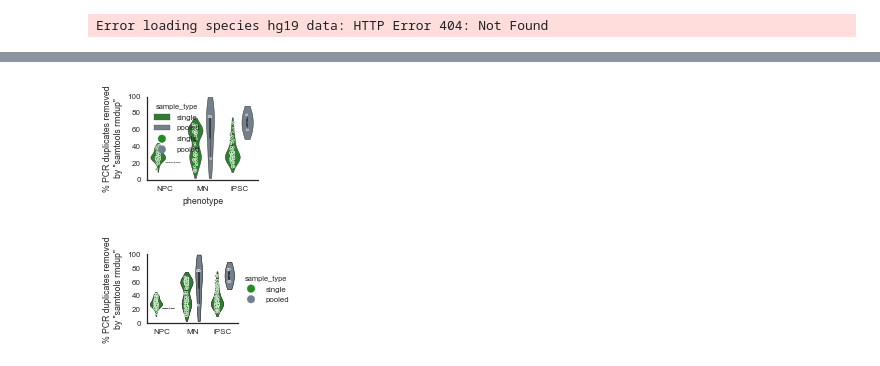
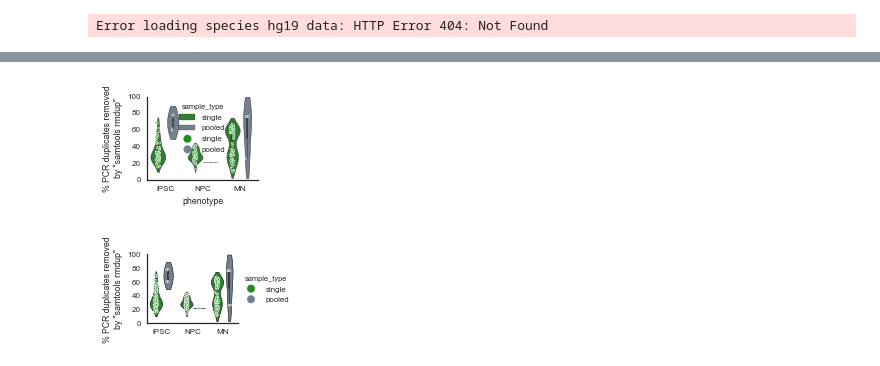
Before and after one commit to YeoLab/singlecell_pnm, a Jupyter notebook: 06_Figure_6/010_count_percent_reads_removed_by_samtools_rmdup.ipynb, the cells around one changed output, grey strips where cells are left out. Saved outputs shown, nothing was run; the diff lists cells and outputs as text; code cells hidden in the pictures.

Commit message:
fix phenotype order for rmdup figures

```diff
--- a/06_Figure_6/010_count_percent_reads_removed_by_samtools_rmdup.ipynb
+++ b/06_Figure_6/010_count_percent_reads_removed_by_samtools_rmdup.ipynb
@@ -241,21 +241,21 @@ reads_removed_metadata.head()
 # %%
 fig, ax = plt.subplots(figsize=(2, 1.5))
 
 data = reads_removed_metadata.query('percent > 0')
 
 palette = ['forestgreen', 'slategray']
 
 sns.violinplot(x='phenotype', y='percent', hue='sample_type', data=data,
-               cut=True, palette=palette, linewidth=0.5)
+               cut=True, palette=palette, linewidth=0.5, order=study.phenotype_order)
 sns.stripplot(x='phenotype', y='percent', hue='sample_type', data=data,
               split=True, jitter=True, linewidth=0.5, edgecolor='white',
-              palette=palette, size=2)
+              palette=palette, size=2, order=study.phenotype_order)
 ax.set(ylim=(0, 100), ylabel='% PCR duplicates removed\nby "samtools rmdup"')
 sns.despine()
 # fig.tight_layout()
 fig.savefig('{}/percent_reads_removed_violinplots_by_phenotype.pdf'.format(figure_folder))
 # %% [output]
-[figure, old version]
+[figure, new version]
 # %%
 
 data = reads_removed_metadata.query('percent > 0')
@@ -265,10 +265,10 @@ palette = ['forestgreen', 'slategray']
 g = sns.FacetGrid(data, hue='sample_type', palette=palette, size=1.5, aspect=1.25)
 
 g.map(sns.violinplot, x='phenotype', y='percent', hue='sample_type', data=data,
-               cut=True, palette=palette, linewidth=0.5)
+               cut=True, palette=palette, linewidth=0.5, order=study.phenotype_order)
 g.map(sns.stripplot, x='phenotype', y='percent', hue='sample_type', data=data,
               split=True, jitter=True, linewidth=0.5, edgecolor='white',
-              palette=palette, size=2)
+              palette=palette, size=2, order=study.phenotype_order)
 for ax in g.axes.flat:
     ax.set(ylim=(0, 100), ylabel='% PCR duplicates removed\nby "samtools rmdup"')
 g.add_legend()
@@ -276,4 +276,4 @@ g.add_legend()
 # fig.tight_layout()
 fig.savefig('{}/percent_reads_removed_violinplots_by_phenotype_facetgrid.pdf'.format(figure_folder))
 # %% [output]
-[figure, old version]
+[figure, new version]
```
Also changed, not shown: 2 other files.
